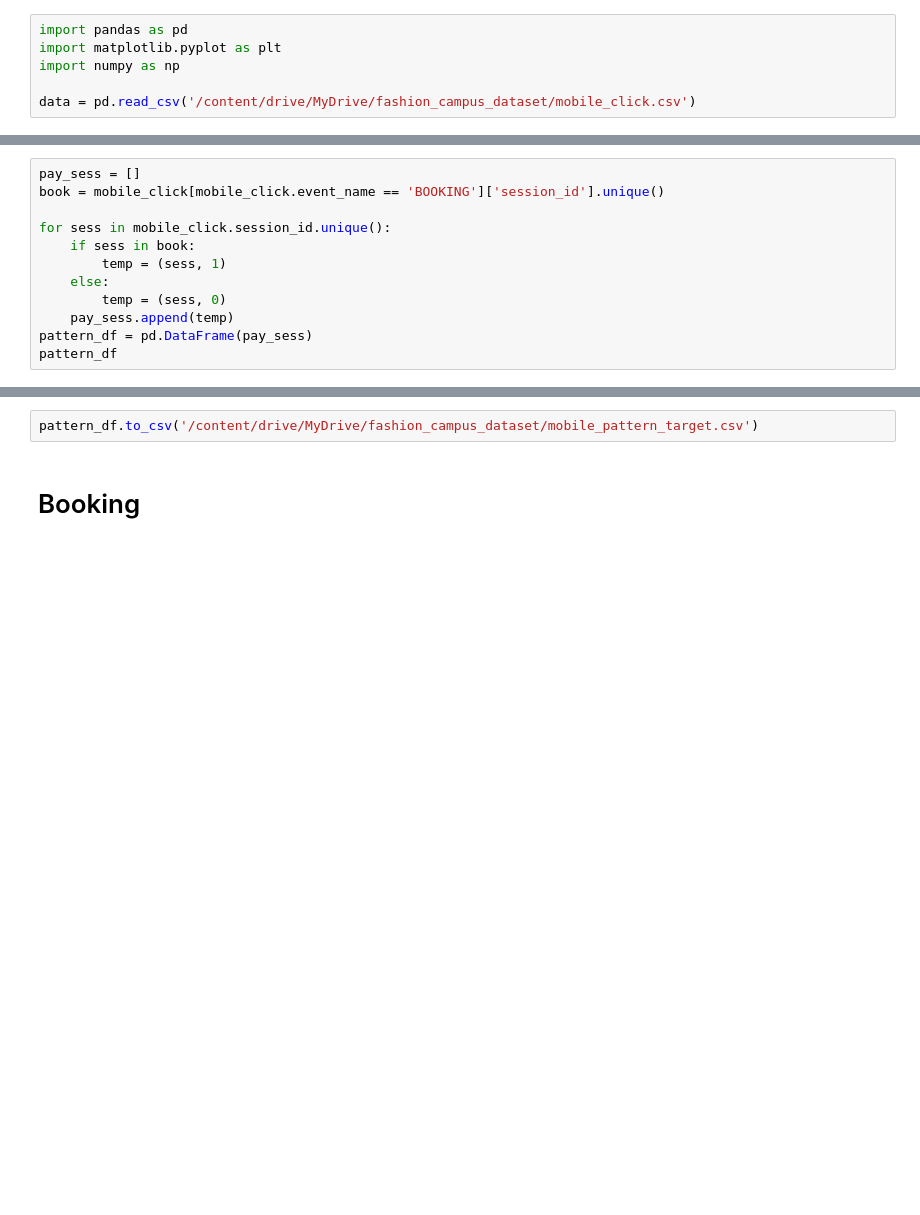
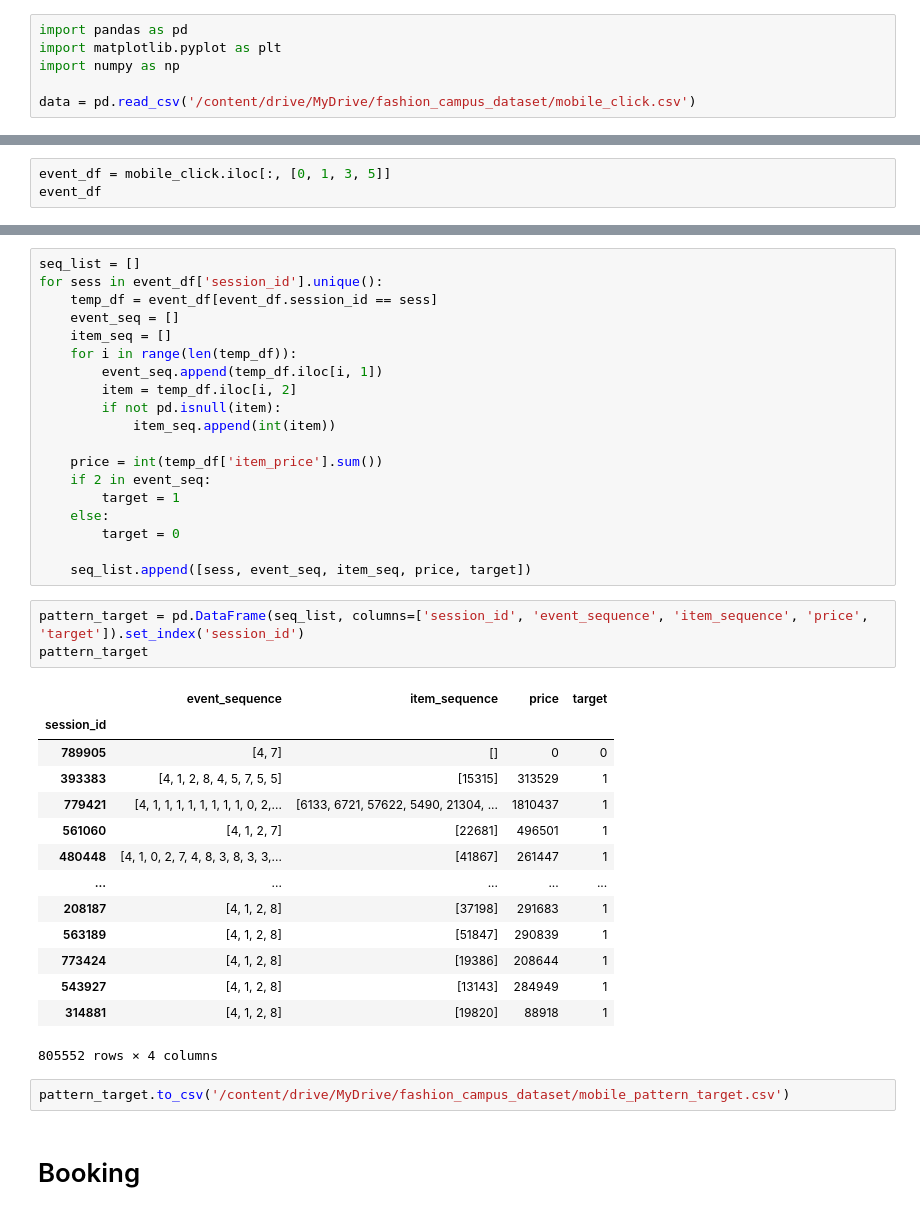
Before and after one commit to hyunj941031/ds-sa-cp2, a Jupyter notebook: mobile_click.ipynb, the cells around one changed output, grey strips where cells are left out. Saved outputs shown, nothing was run; the diff lists cells and outputs as text; blank space fills up the shorter version.

```diff
--- a/mobile_click.ipynb
+++ b/mobile_click.ipynb
@@ -53,12 +45,0 @@ mobile_click
-# %%
-pay_sess = []
-book = mobile_click[mobile_click.event_name == 'BOOKING']['session_id'].unique()
-
-for sess in mobile_click.session_id.unique():
-    if sess in book:
-        temp = (sess, 1)
-    else:
-        temp = (sess, 0)
-    pay_sess.append(temp)
-pattern_df = pd.DataFrame(pay_sess)
-pattern_df
@@ -113,0 +70,3 @@ pattern_df
+# %%
+event_df = mobile_click.iloc[:, [0, 1, 3, 5]]
+event_df
@@ -114,5 +87,42 @@ pattern_df
+# %%
+seq_list = []
+for sess in event_df['session_id'].unique():
+    temp_df = event_df[event_df.session_id == sess]
+    event_seq = []
+    item_seq = []
+    for i in range(len(temp_df)):
+        event_seq.append(temp_df.iloc[i, 1])
+        item = temp_df.iloc[i, 2]
+        if not pd.isnull(item):
+            item_seq.append(int(item))
+
+    price = int(temp_df['item_price'].sum())
+    if 2 in event_seq:
+        target = 1
+    else:
+        target = 0
+
+    seq_list.append([sess, event_seq, item_seq, price, target])
+# %%
+pattern_target = pd.DataFrame(seq_list, columns=['session_id', 'event_sequence', 'item_sequence', 'price', 'target']).set_index('session_id')
+pattern_target
+# %% [output]
+|  | event_sequence | item_sequence | price | target |
+| session_id |  |  |  |  |
+| 789905 | [4, 7] | [] | 0 | 0 |
+| 393383 | [4, 1, 2, 8, 4, 5, 7, 5, 5] | [15315] | 313529 | 1 |
+| 779421 | [4, 1, 1, 1, 1, 1, 1, 1, 1, 0, 2,... | [6133, 6721, 57622, 5490, 21304, ... | 1810437 | 1 |
+| 561060 | [4, 1, 2, 7] | [22681] | 496501 | 1 |
+| 480448 | [4, 1, 0, 2, 7, 4, 8, 3, 8, 3, 3,... | [41867] | 261447 | 1 |
+| ... | ... | ... | ... | ... |
+| 208187 | [4, 1, 2, 8] | [37198] | 291683 | 1 |
+| 563189 | [4, 1, 2, 8] | [51847] | 290839 | 1 |
+| 773424 | [4, 1, 2, 8] | [19386] | 208644 | 1 |
+| 543927 | [4, 1, 2, 8] | [13143] | 284949 | 1 |
+| 314881 | [4, 1, 2, 8] | [19820] | 88918 | 1 |
+805552 rows × 4 columns
 # %%
-pattern_df.to_csv('/content/drive/MyDrive/fashion_campus_dataset/mobile_pattern_target.csv')
+pattern_target.to_csv('/content/drive/MyDrive/fashion_campus_dataset/mobile_pattern_target.csv')
 # %% [markdown]
 # Booking
 # %%
```
Also changed, not shown: parts of 8 cells of this notebook.
